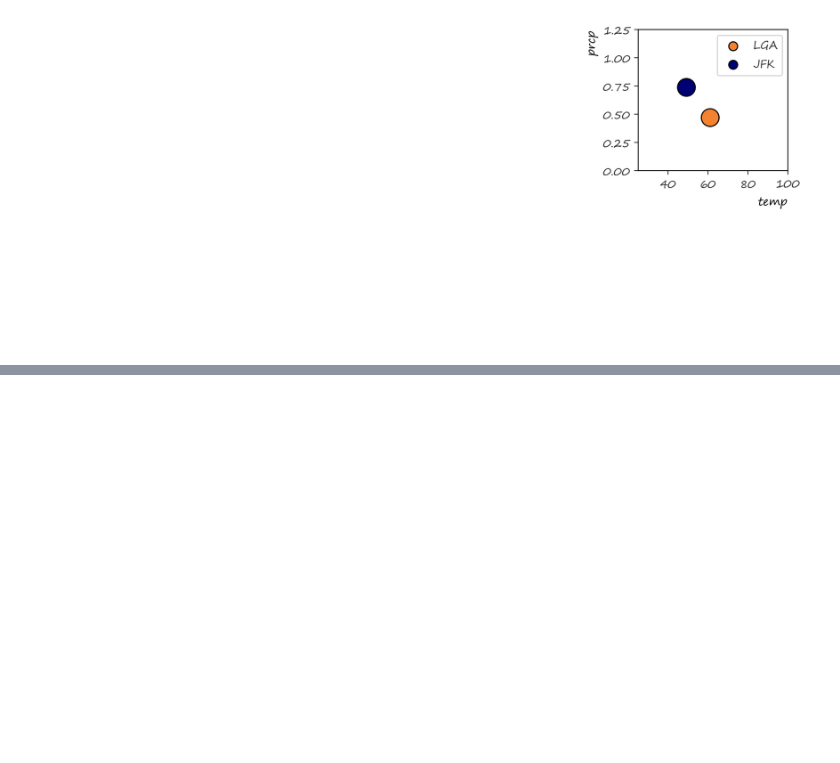
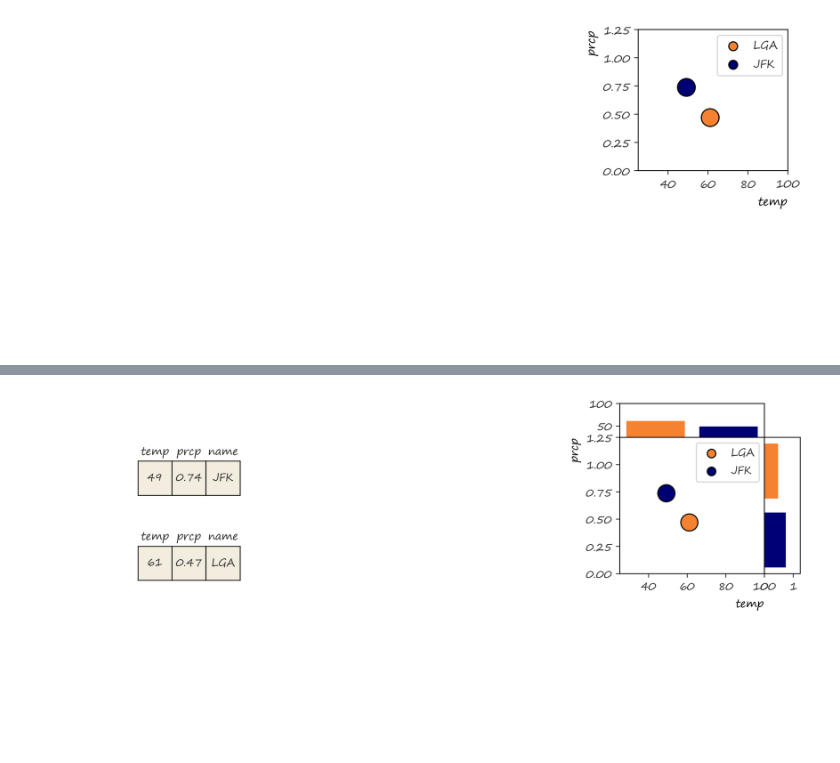
Before and after one commit to story645/proposal, a Jupyter notebook: figures/diagram.ipynb, the cells around one changed output, grey strips where cells are left out. Drawn from its saved outputs; the diff is of its cells as text; code cells hidden in the pictures; blank space fills up the shorter version.

```diff
--- a/figures/diagram.ipynb
+++ b/figures/diagram.ipynb
@@ -71,0 +94,23 @@ plt.show()
+# %%
+#add forwards arrows + hist
+fig, axd = dg.make_figure(artist=False, section=False,
+                          visual=False, continuity=False,
+                          data=False, values=dtwo,
+                          plot_type='scatter', label=None)
+axbx = axd['H'].inset_axes([0,1,1,.25],
+                           transform=axd['H'].transAxes, facecolor='white')
+axby = axd['H'].inset_axes([1,0,.25,1],
+                           transform=axd['H'].transAxes, facecolor='white')
+axbx.bar([0,1], x, color=[dg.station_color[ci] for ci in c])
+axby.barh([0,1], y[::-1], color=[dg.station_color[ci] for ci in c][::-1])
+axbx.set(xticks=[], ylim=(25, 100))
+axby.set(yticks=[], xlim=(0, 1.25))
+
+
+dg.table(axd, dtwo)
+fig.savefig(spath/"intro03.png", facecolor='white', bbox_inches='tight')
+
+
+plt.show()
+# %% [output]
+[figure, added]
```
Also changed, not shown: parts of 21 cells of this notebook, 1 other file.
